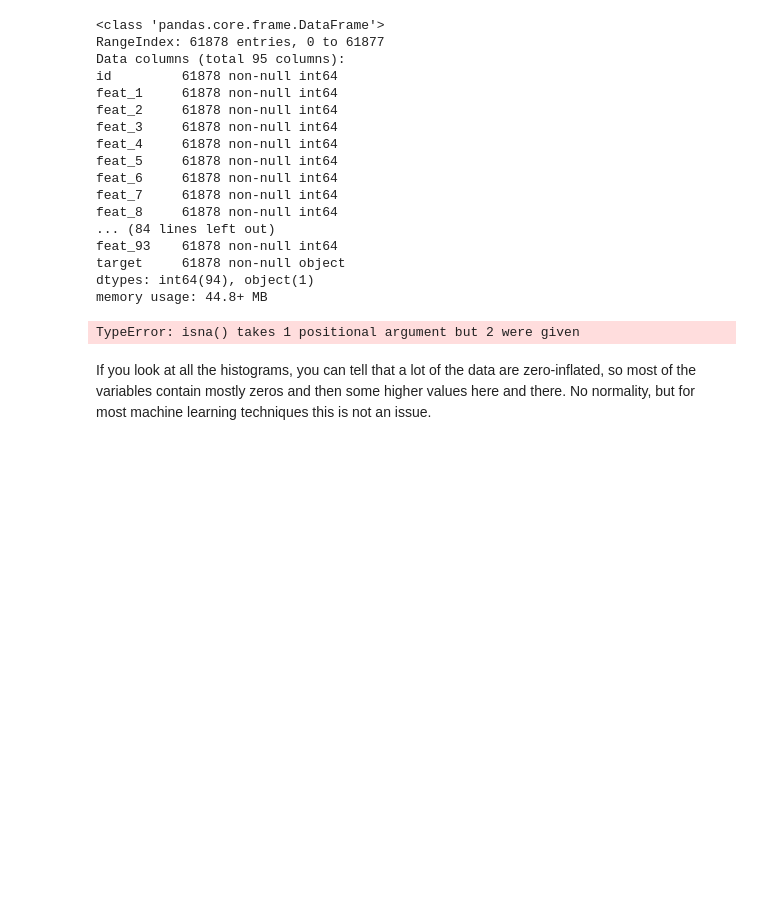
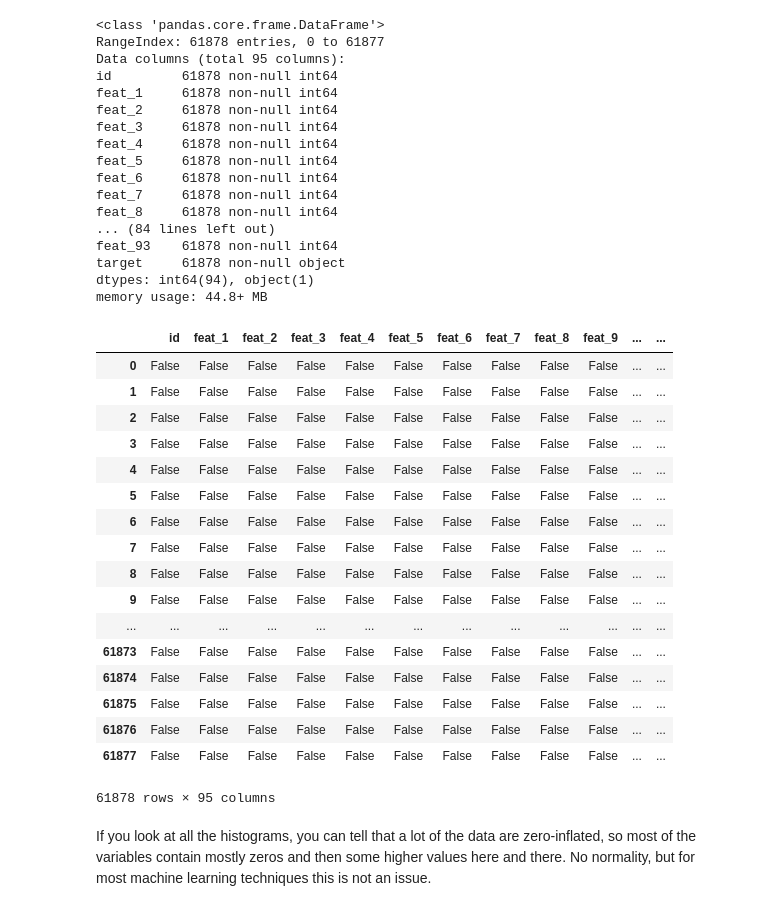
Before and after one commit to zaborowm/dsc-pipelines-lab-nyc-ds-career-042219, a Jupyter notebook: index.ipynb, the cells around one changed output. Drawn from its saved outputs; the diff is of its cells as text; code cells hidden in the pictures; blank space fills up the shorter version.

```diff
--- a/index.ipynb
+++ b/index.ipynb
@@ -77,9 +77,26 @@ target     61878 non-null object
 dtypes: int64(94), object(1)
 memory usage: 44.8+ MB
 # %%
-data.isna(5)
+data.isna()
 # %% [output]
+|  | id | feat_1 | feat_2 | feat_3 | feat_4 | feat_5 | feat_6 | feat_7 | feat_8 | feat_9 | ... | ... |
+| 0 | False | False | False | False | False | False | False | False | False | False | ... | ... |
+| 1 | False | False | False | False | False | False | False | False | False | False | ... | ... |
+| 2 | False | False | False | False | False | False | False | False | False | False | ... | ... |
+| 3 | False | False | False | False | False | False | False | False | False | False | ... | ... |
+| 4 | False | False | False | False | False | False | False | False | False | False | ... | ... |
+| 5 | False | False | False | False | False | False | False | False | False | False | ... | ... |
+| 6 | False | False | False | False | False | False | False | False | False | False | ... | ... |
+| 7 | False | False | False | False | False | False | False | False | False | False | ... | ... |
+| 8 | False | False | False | False | False | False | False | False | False | False | ... | ... |
+| 9 | False | False | False | False | False | False | False | False | False | False | ... | ... |
+| ... | ... | ... | ... | ... | ... | ... | ... | ... | ... | ... | ... | ... |
+| 61873 | False | False | False | False | False | False | False | False | False | False | ... | ... |
+| 61874 | False | False | False | False | False | False | False | False | False | False | ... | ... |
+| 61875 | False | False | False | False | False | False | False | False | False | False | ... | ... |
+| 61876 | False | False | False | False | False | False | False | False | False | False | ... | ... |
+| 61877 | False | False | False | False | False | False | False | False | False | False | ... | ... |
-TypeError: isna() takes 1 positional argument but 2 were given
+61878 rows × 95 columns
 # %%
 # Your code here
 # %%
```
